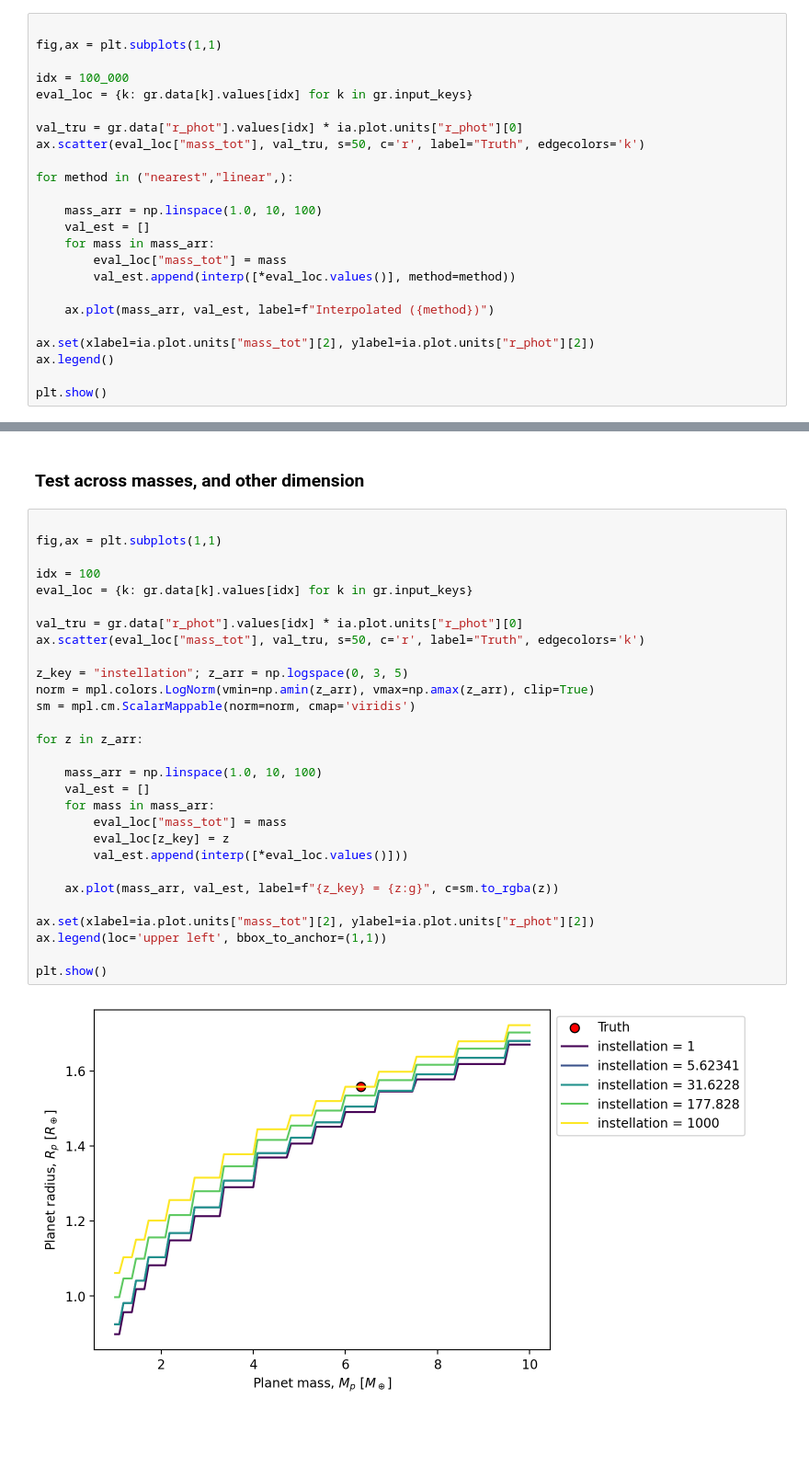
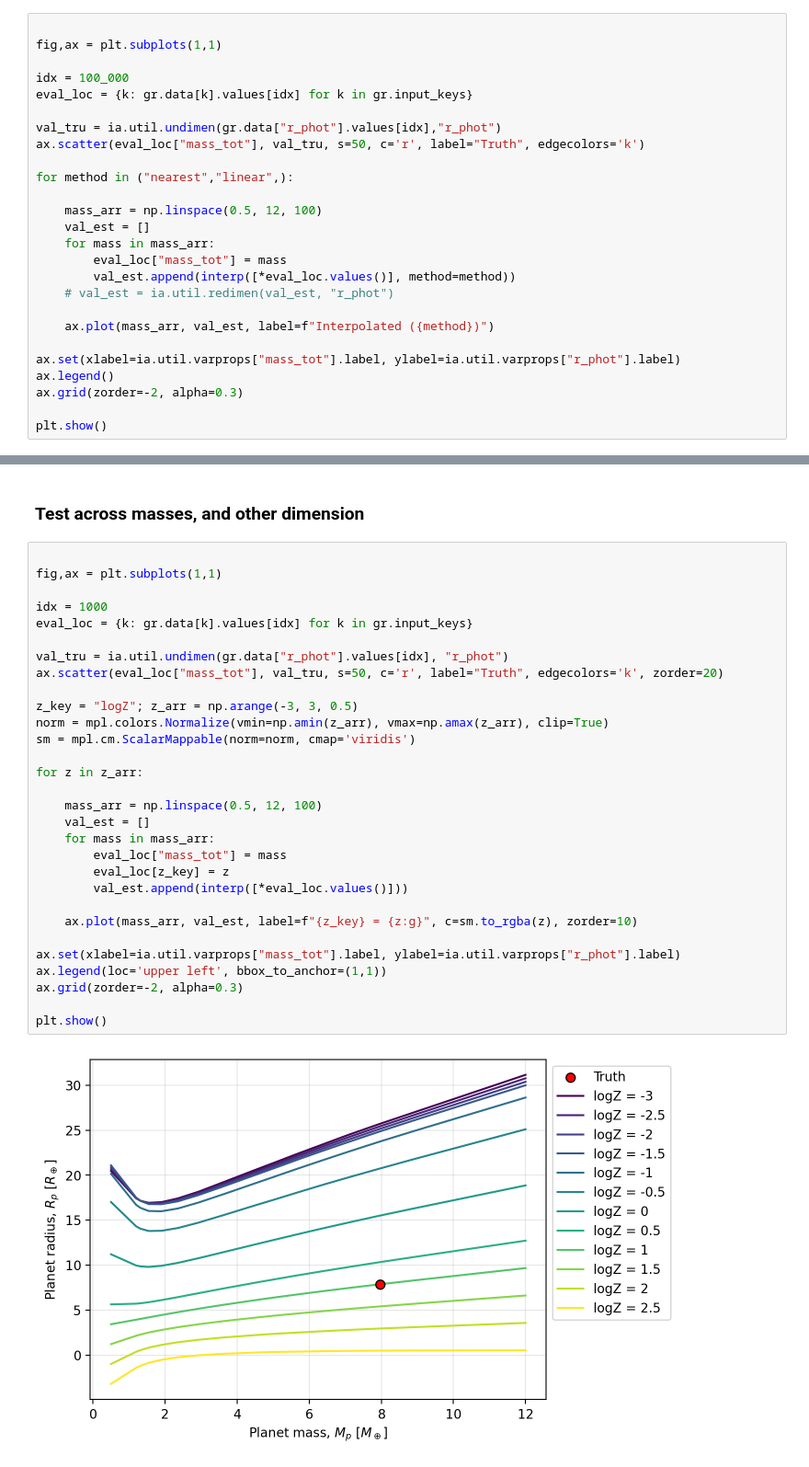
Before and after one commit to nichollsh/InferAGNI, a Jupyter notebook: notebooks/test.ipynb, the cells around one changed output, grey strips where cells are left out. Shown at 92% size. Saved outputs shown, nothing was run; the diff lists cells and outputs as text; blank space fills up the shorter version.

Commit message:
Tidied up units dict, replaced with dict of objects varprops

```diff
--- a/notebooks/test.ipynb
+++ b/notebooks/test.ipynb
@@ -200,21 +188,23 @@ fig,ax = plt.subplots(1,1)
 idx = 100_000
 eval_loc = {k: gr.data[k].values[idx] for k in gr.input_keys}
 
-val_tru = gr.data["r_phot"].values[idx] * ia.plot.units["r_phot"][0]
+val_tru = ia.util.undimen(gr.data["r_phot"].values[idx],"r_phot")
 ax.scatter(eval_loc["mass_tot"], val_tru, s=50, c='r', label="Truth", edgecolors='k')
 
 for method in ("nearest","linear",):
 
-    mass_arr = np.linspace(1.0, 10, 100)
+    mass_arr = np.linspace(0.5, 12, 100)
     val_est = []
     for mass in mass_arr:
         eval_loc["mass_tot"] = mass
         val_est.append(interp([*eval_loc.values()], method=method))
+    # val_est = ia.util.redimen(val_est, "r_phot")
 
     ax.plot(mass_arr, val_est, label=f"Interpolated ({method})")
 
-ax.set(xlabel=ia.plot.units["mass_tot"][2], ylabel=ia.plot.units["r_phot"][2])
+ax.set(xlabel=ia.util.varprops["mass_tot"].label, ylabel=ia.util.varprops["r_phot"].label)
 ax.legend()
+ax.grid(zorder=-2, alpha=0.3)
 
 plt.show()
 # %% [output]
@@ -224,31 +214,32 @@ plt.show()
 # %%
 
 fig,ax = plt.subplots(1,1)
 
-idx = 100
+idx = 1000
 eval_loc = {k: gr.data[k].values[idx] for k in gr.input_keys}
 
-val_tru = gr.data["r_phot"].values[idx] * ia.plot.units["r_phot"][0]
-ax.scatter(eval_loc["mass_tot"], val_tru, s=50, c='r', label="Truth", edgecolors='k')
+val_tru = ia.util.undimen(gr.data["r_phot"].values[idx], "r_phot")
+ax.scatter(eval_loc["mass_tot"], val_tru, s=50, c='r', label="Truth", edgecolors='k', zorder=20)
 
-z_key = "instellation"; z_arr = np.logspace(0, 3, 5)
-norm = mpl.colors.LogNorm(vmin=np.amin(z_arr), vmax=np.amax(z_arr), clip=True)
+z_key = "logZ"; z_arr = np.arange(-3, 3, 0.5)
+norm = mpl.colors.Normalize(vmin=np.amin(z_arr), vmax=np.amax(z_arr), clip=True)
 sm = mpl.cm.ScalarMappable(norm=norm, cmap='viridis')
 
 for z in z_arr:
 
-    mass_arr = np.linspace(1.0, 10, 100)
+    mass_arr = np.linspace(0.5, 12, 100)
     val_est = []
     for mass in mass_arr:
         eval_loc["mass_tot"] = mass
         eval_loc[z_key] = z
         val_est.append(interp([*eval_loc.values()]))
 
-    ax.plot(mass_arr, val_est, label=f"{z_key} = {z:g}", c=sm.to_rgba(z))
+    ax.plot(mass_arr, val_est, label=f"{z_key} = {z:g}", c=sm.to_rgba(z), zorder=10)
 
-ax.set(xlabel=ia.plot.units["mass_tot"][2], ylabel=ia.plot.units["r_phot"][2])
+ax.set(xlabel=ia.util.varprops["mass_tot"].label, ylabel=ia.util.varprops["r_phot"].label)
 ax.legend(loc='upper left', bbox_to_anchor=(1,1))
+ax.grid(zorder=-2, alpha=0.3)
 
 plt.show()
 # %% [output]
-[figure, old version]
+[figure, new version]
```
Also changed, not shown: parts of 3 cells of this notebook, 5 other files.
